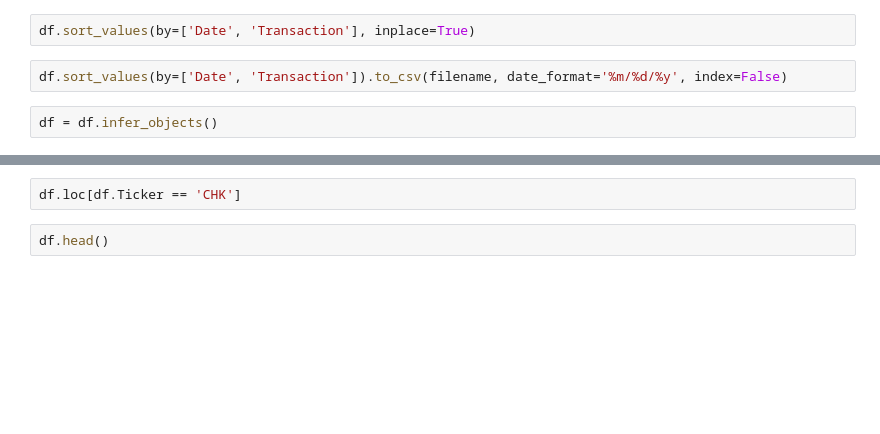
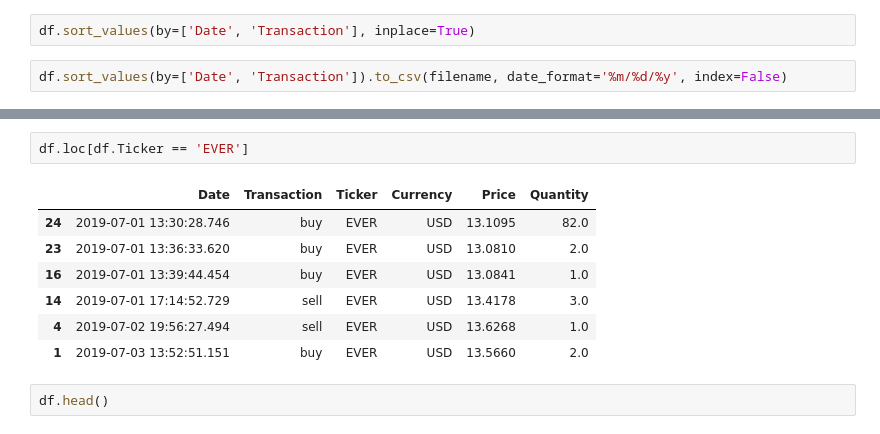
Before and after one commit to ahwkuepper/portfolios, a Jupyter notebook: notebooks/Scratch.ipynb, the cells around one changed output, grey strips where cells are left out. Drawn from its saved outputs; the diff is of its cells as text; blank space fills up the shorter version.

```diff
--- a/notebooks/Scratch.ipynb
+++ b/notebooks/Scratch.ipynb
@@ -216,7 +367,5 @@ filename = '../Data/portfolio_from_py.csv'
 df.sort_values(by=['Date', 'Transaction'], inplace=True)
 # %%
 df.sort_values(by=['Date', 'Transaction']).to_csv(filename, date_format='%m/%d/%y', index=False)
-# %%
-df = df.infer_objects()
 # %%
 df.dtypes
@@ -223,5 +380,13 @@ df.dtypes
 # %%
-df.loc[df.Ticker == 'CHK']
+df.loc[df.Ticker == 'EVER']
+# %% [output]
+|  | Date | Transaction | Ticker | Currency | Price | Quantity |
+| 24 | 2019-07-01 13:30:28.746 | buy | EVER | USD | 13.1095 | 82.0 |
+| 23 | 2019-07-01 13:36:33.620 | buy | EVER | USD | 13.0810 | 2.0 |
+| 16 | 2019-07-01 13:39:44.454 | buy | EVER | USD | 13.0841 | 1.0 |
+| 14 | 2019-07-01 17:14:52.729 | sell | EVER | USD | 13.4178 | 3.0 |
+| 4 | 2019-07-02 19:56:27.494 | sell | EVER | USD | 13.6268 | 1.0 |
+| 1 | 2019-07-03 13:52:51.151 | buy | EVER | USD | 13.5660 | 2.0 |
 # %%
 df.head()
 # %%
```
Also changed, not shown: parts of 27 cells of this notebook, 3 other files.
